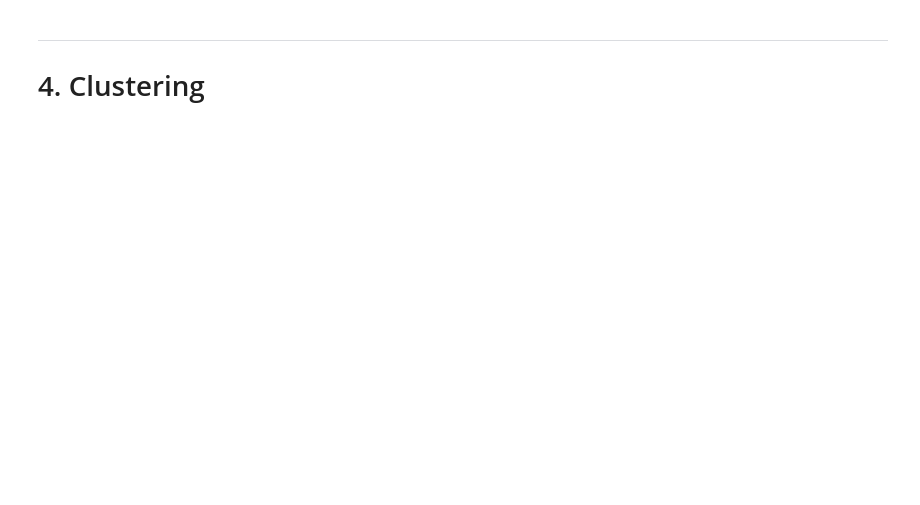
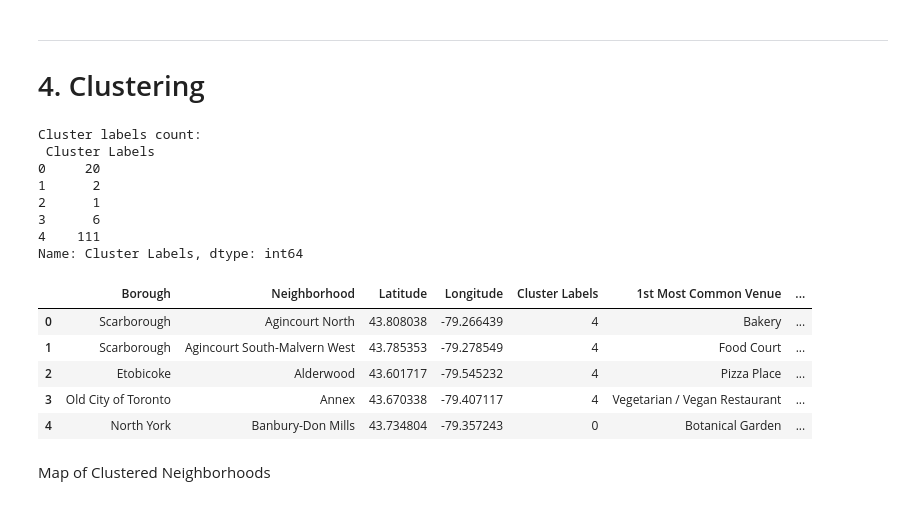
Before and after one commit to franperetti/Coursera_Capstone, a Jupyter notebook: Segmenting and Clustering Neighborhoods in Toronto.ipynb, the cells around one changed output. Cells and saved outputs as stored; diff of their text form; code cells hidden in the pictures; blank space fills up the shorter version.

```diff
--- a/Segmenting and Clustering Neighborhoods in Toronto.ipynb
+++ b/Segmenting and Clustering Neighborhoods in Toronto.ipynb
@@ -304,0 +347,21 @@ toronto_onehot.columns.to_list().index('Neighborhood')
+# %%
+num_top_venues = 10
+
+indicators = ['st', 'nd', 'rd']
+
+# create columns according to number of top venues
+columns = ['Neighborhood']
+for ind in np.arange(num_top_venues):
+    try:
+        columns.append('{}{} Most Common Venue'.format(ind+1, indicators[ind]))
+    except:
+        columns.append('{}th Most Common Venue'.format(ind+1))
+
+# create a new dataframe
+neighborhoods_venues_sorted = pd.DataFrame(columns=columns)
+neighborhoods_venues_sorted['Neighborhood'] = toronto_grouped['Neighborhood']
+
+for ind in np.arange(toronto_grouped.shape[0]):
+    neighborhoods_venues_sorted.iloc[ind, 1:] = return_most_common_venues(toronto_grouped.iloc[ind, :], num_top_venues)
+
+neighborhoods_venues_sorted.head()
@@ -305,3 +375,44 @@ toronto_onehot.columns.to_list().index('Neighborhood')
 # %% [markdown]
 ---
 # 4. Clustering
+# %%
+try:
+  neighborhoods_venues_sorted.drop(columns = ['Cluster Labels'], inplace = True)
+except:
+  None
+# set number of clusters
+kclusters = 5
+
+toronto_grouped_clustering = toronto_grouped.drop('Neighborhood', 1)
+
+# run k-means clustering
+kmeans = KMeans(init = "k-means++", n_clusters=kclusters, random_state=0).fit(toronto_grouped_clustering)
+
+# add clustering labels
+neighborhoods_venues_sorted.insert(0, 'Cluster Labels', kmeans.labels_)
+# toronto_merged['Cluster Labels'] = toronto_merged['Cluster Labels'].astype(int)
+toronto_merged = toronto_df.copy()
+
+# merge toronto_grouped with toronto_data to add latitude/longitude for each neighborhood
+toronto_merged = toronto_merged.join(neighborhoods_venues_sorted.set_index('Neighborhood'), on='Neighborhood')
+
+print("Cluster labels count: \n", toronto_merged.groupby('Cluster Labels')['Cluster Labels'].count())
+
+toronto_merged.head()
+# %% [output]
+Cluster labels count:
+ Cluster Labels
+0     20
+1      2
+2      1
+3      6
+4    111
+Name: Cluster Labels, dtype: int64
+|  | Borough | Neighborhood | Latitude | Longitude | Cluster Labels | 1st Most Common Venue | ... |
+| 0 | Scarborough | Agincourt North | 43.808038 | -79.266439 | 4 | Bakery | ... |
+| 1 | Scarborough | Agincourt South-Malvern West | 43.785353 | -79.278549 | 4 | Food Court | ... |
+| 2 | Etobicoke | Alderwood | 43.601717 | -79.545232 | 4 | Pizza Place | ... |
+| 3 | Old City of Toronto | Annex | 43.670338 | -79.407117 | 4 | Vegetarian / Vegan Restaurant | ... |
+| 4 | North York | Banbury-Don Mills | 43.734804 | -79.357243 | 0 | Botanical Garden | ... |
+# %% [markdown]
+Map of Clustered Neighborhoods
```
Also changed, not shown: parts of 16 cells of this notebook, 1 other file.
